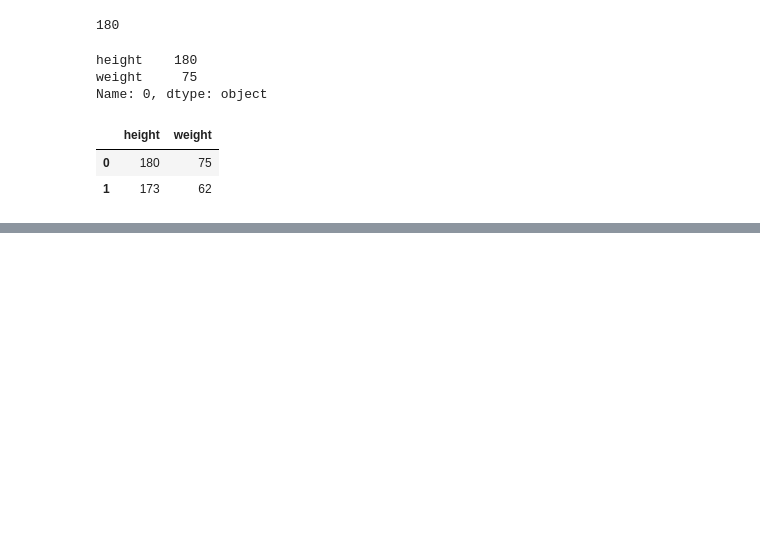
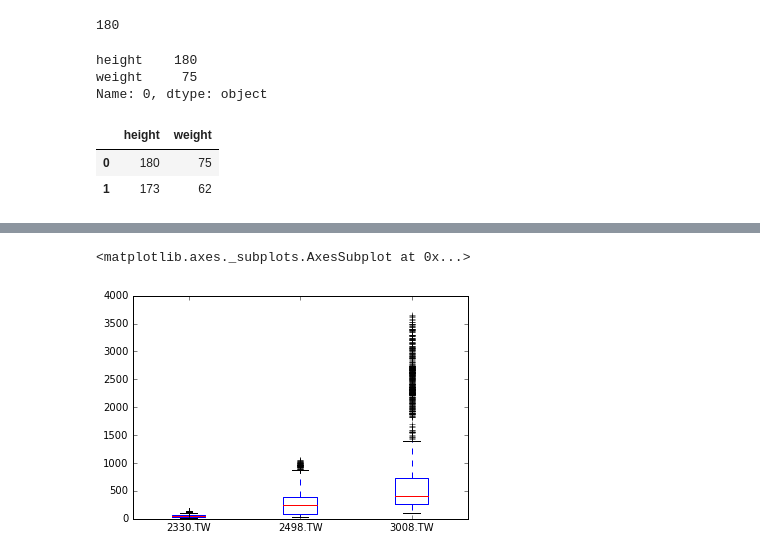
Before and after one commit to ywchiu/pyfintech, a Jupyter notebook: 20160729Demo.ipynb, the cells around one changed output, grey strips where cells are left out. Cells and saved outputs as stored; diff of their text form; code cells hidden in the pictures; blank space fills up the shorter version.

```diff
--- a/20160729Demo.ipynb
+++ b/20160729Demo.ipynb
@@ -155,0 +378,5 @@ df.loc[0:1, ['height', 'weight']] # get height information of first, and second
+# %%
+df.plot(kind='box')
+# %% [output]
+<matplotlib.axes._subplots.AxesSubplot at 0x...>
+[figure, added]
```
Also changed, not shown: parts of 39 cells of this notebook.
